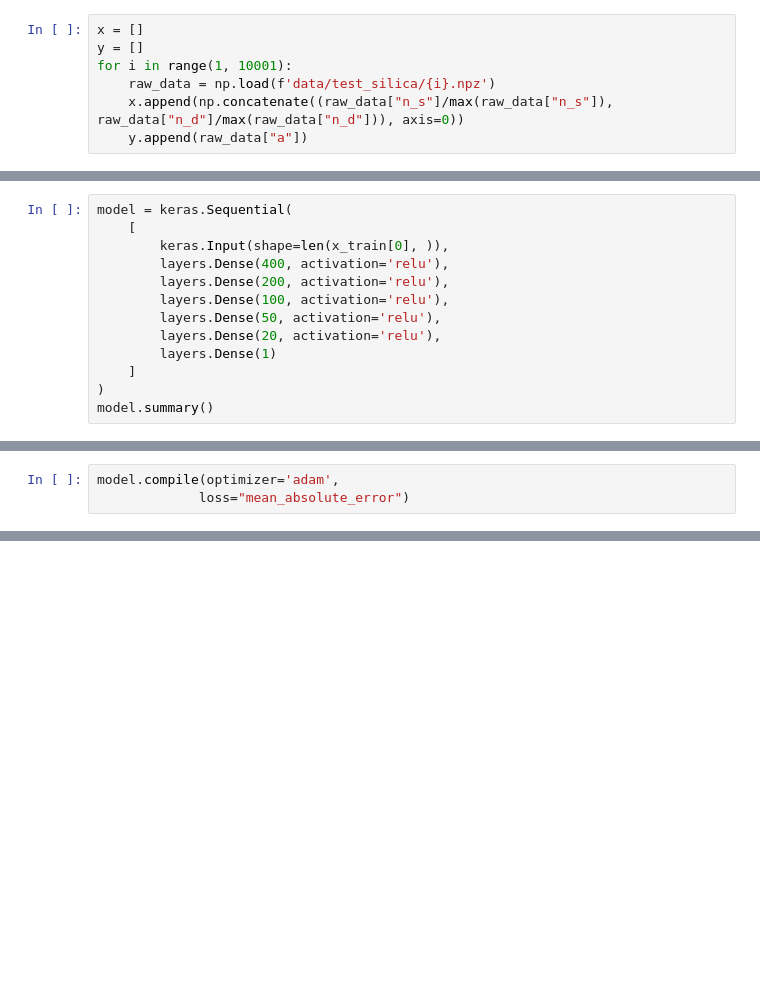
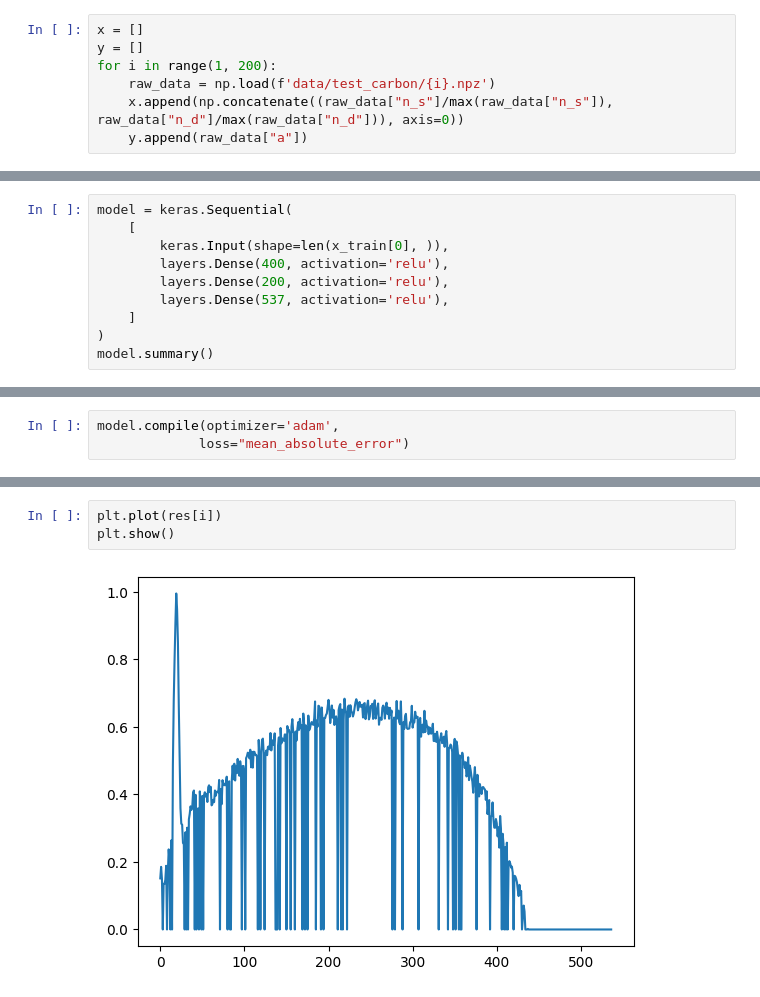
Before and after one commit to IDAnton/Isotherm, a Jupyter notebook: net_micro.ipynb, the cells around one changed output, grey strips where cells are left out. Drawn from its saved outputs; the diff is of its cells as text; blank space fills up the shorter version.

```diff
--- a/net_micro.ipynb
+++ b/net_micro.ipynb
@@ -16,8 +16,8 @@ def plot_loss(history):
 # %%
 x = []
 y = []
-for i in range(1, 10001):
-    raw_data = np.load(f'data/test_silica/{i}.npz')
+for i in range(1, 200):
+    raw_data = np.load(f'data/test_carbon/{i}.npz')
     x.append(np.concatenate((raw_data["n_s"]/max(raw_data["n_s"]), raw_data["n_d"]/max(raw_data["n_d"])), axis=0))
     y.append(raw_data["a"])
 # %%
@@ -32,10 +32,7 @@ model = keras.Sequential(
         keras.Input(shape=len(x_train[0], )),
         layers.Dense(400, activation='relu'),
         layers.Dense(200, activation='relu'),
-        layers.Dense(100, activation='relu'),
-        layers.Dense(50, activation='relu'),
-        layers.Dense(20, activation='relu'),
-        layers.Dense(1)
+        layers.Dense(537, activation='relu'),
     ]
 )
 model.summary()
@@ -98,0 +113,5 @@ res[i][0], y_test[i]
+# %%
+plt.plot(res[i])
+plt.show()
+# %% [output]
+[figure, added]
```
Also changed, not shown: parts of 6 cells of this notebook, 2 other files.
